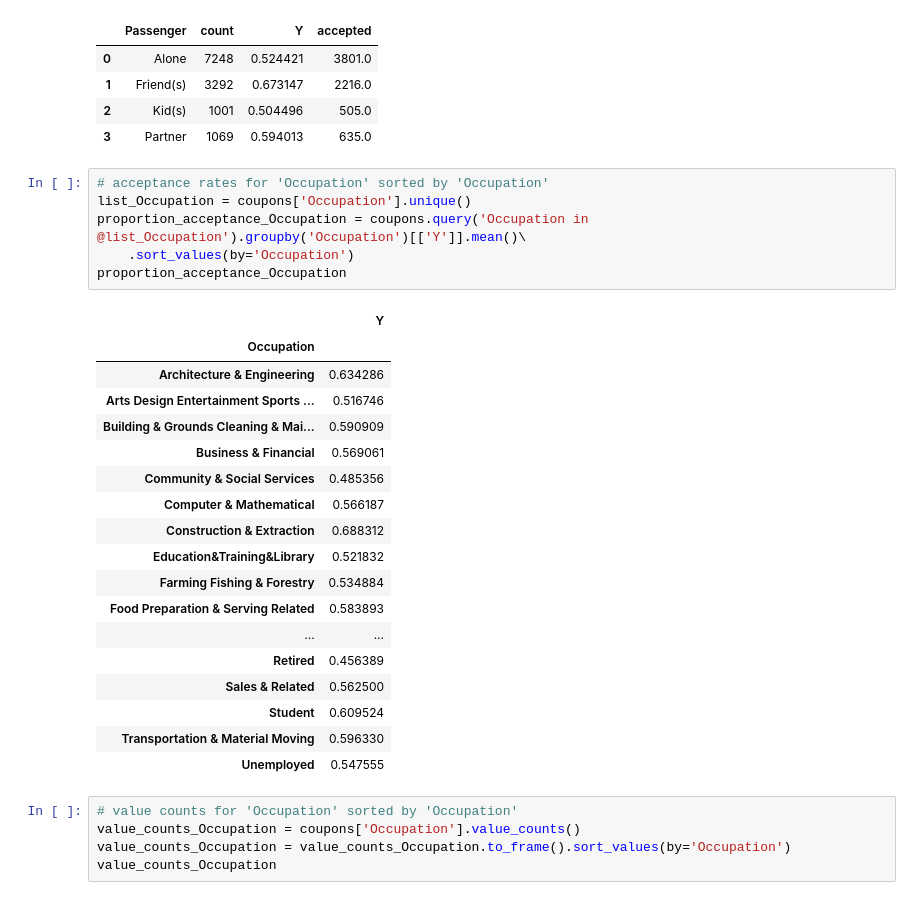
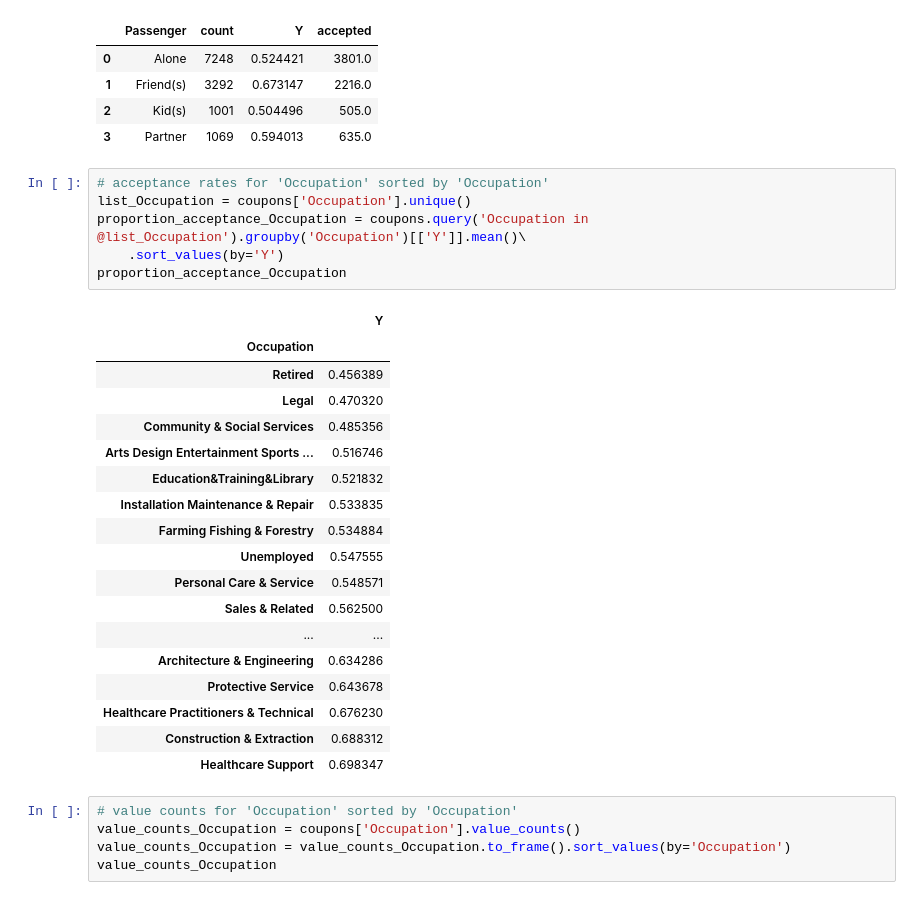
Before and after one commit to RonaldoBantayan27/Mauban1, a Jupyter notebook: 2Accept_Coupons.ipynb, the cells around one changed output. Drawn from its saved outputs; the diff is of its cells as text.

```diff
--- a/2Accept_Coupons.ipynb
+++ b/2Accept_Coupons.ipynb
@@ -1377,28 +1388,28 @@ merged_Passenger_reset
 # %%
 # acceptance rates for 'Occupation' sorted by 'Occupation'
 list_Occupation = coupons['Occupation'].unique()
 proportion_acceptance_Occupation = coupons.query('Occupation in @list_Occupation').groupby('Occupation')[['Y']].mean()\
-    .sort_values(by='Occupation')
+    .sort_values(by='Y')
 proportion_acceptance_Occupation
 # %% [output]
 |  | Y |
 | Occupation |  |
+| Retired | 0.456389 |
+| Legal | 0.470320 |
+| Community & Social Services | 0.485356 |
+| Arts Design Entertainment Sports ... | 0.516746 |
+| Education&Training&Library | 0.521832 |
+| Installation Maintenance & Repair | 0.533835 |
+| Farming Fishing & Forestry | 0.534884 |
+| Unemployed | 0.547555 |
+| Personal Care & Service | 0.548571 |
+| Sales & Related | 0.562500 |
+| ... | ... |
 | Architecture & Engineering | 0.634286 |
-| Arts Design Entertainment Sports ... | 0.516746 |
-| Building & Grounds Cleaning & Mai... | 0.590909 |
-| Business & Financial | 0.569061 |
-| Community & Social Services | 0.485356 |
-| Computer & Mathematical | 0.566187 |
+| Protective Service | 0.643678 |
+| Healthcare Practitioners & Technical | 0.676230 |
 | Construction & Extraction | 0.688312 |
-| Education&Training&Library | 0.521832 |
-| Farming Fishing & Forestry | 0.534884 |
-| Food Preparation & Serving Related | 0.583893 |
-| ... | ... |
-| Retired | 0.456389 |
-| Sales & Related | 0.562500 |
-| Student | 0.609524 |
-| Transportation & Material Moving | 0.596330 |
-| Unemployed | 0.547555 |
+| Healthcare Support | 0.698347 |
 # %%
 # value counts for 'Occupation' sorted by 'Occupation'
 value_counts_Occupation = coupons['Occupation'].value_counts()
```
Also changed, not shown: parts of 19 cells of this notebook, 1 other file.
